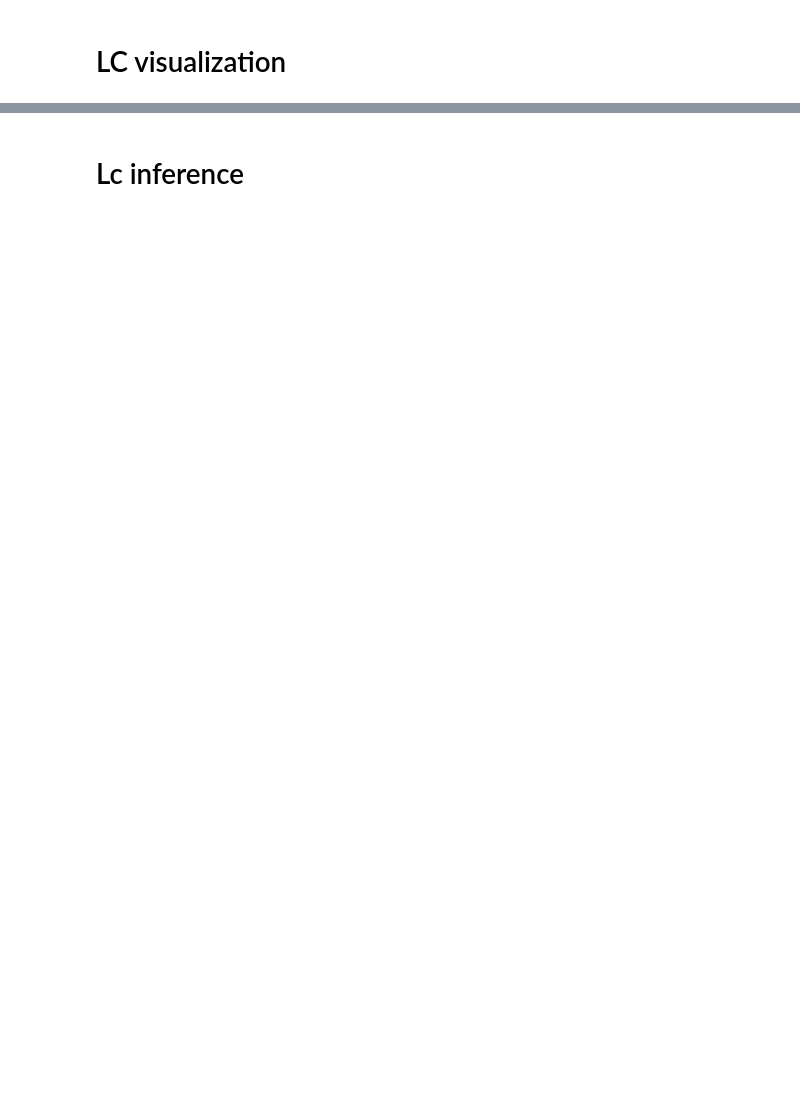
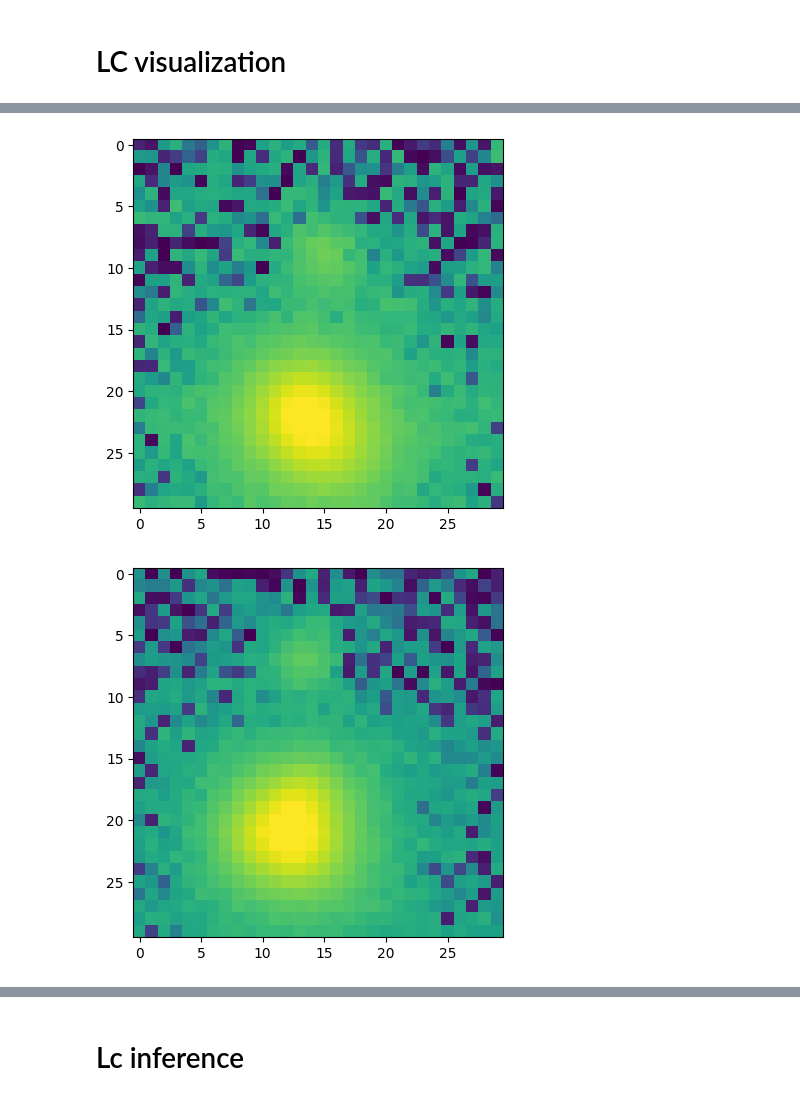
Before and after one commit to rbonnetguerrini/ML4transients, a Jupyter notebook: notebooks/data_loading_example.ipynb, the cells around one changed output, grey strips where cells are left out. Cells and saved outputs as stored; diff of their text form; code cells hidden in the pictures; blank space fills up the shorter version.

```diff
--- a/notebooks/data_loading_example.ipynb
+++ b/notebooks/data_loading_example.ipynb
@@ -153,0 +164,8 @@ else:
+# %%
+import matplotlib.pyplot as plt
+for i in sources_for_object.index:
+    plt.imshow(dataset.get_cutout_by_id(i, cutout_type='science'))
+    plt.show()
+# %% [output]
+[figure, added]
+[figure, added]
```
Also changed, not shown: parts of 20 cells of this notebook, 7 other files.
